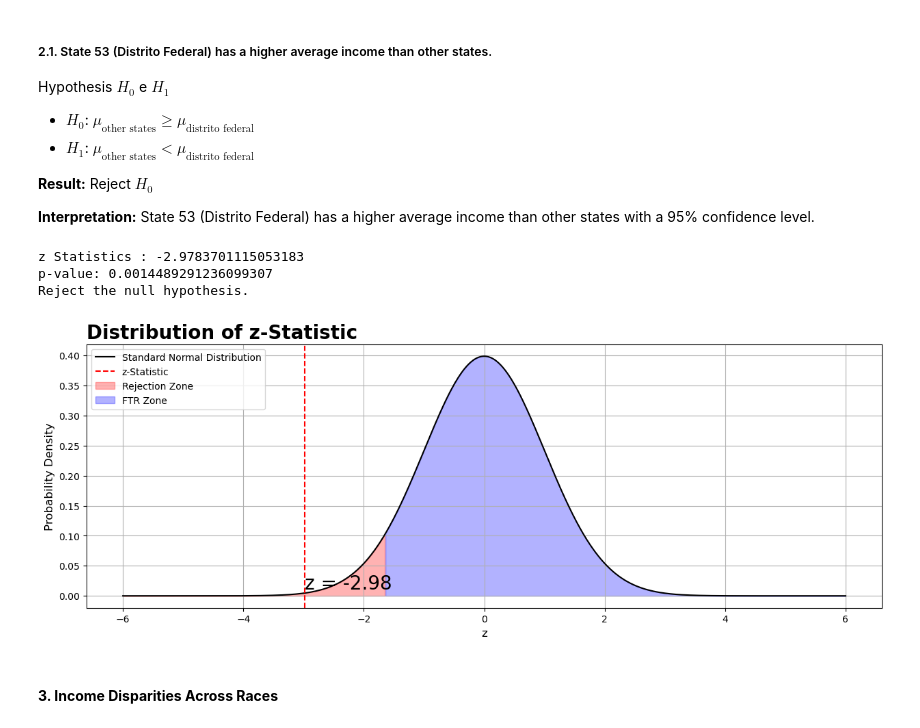
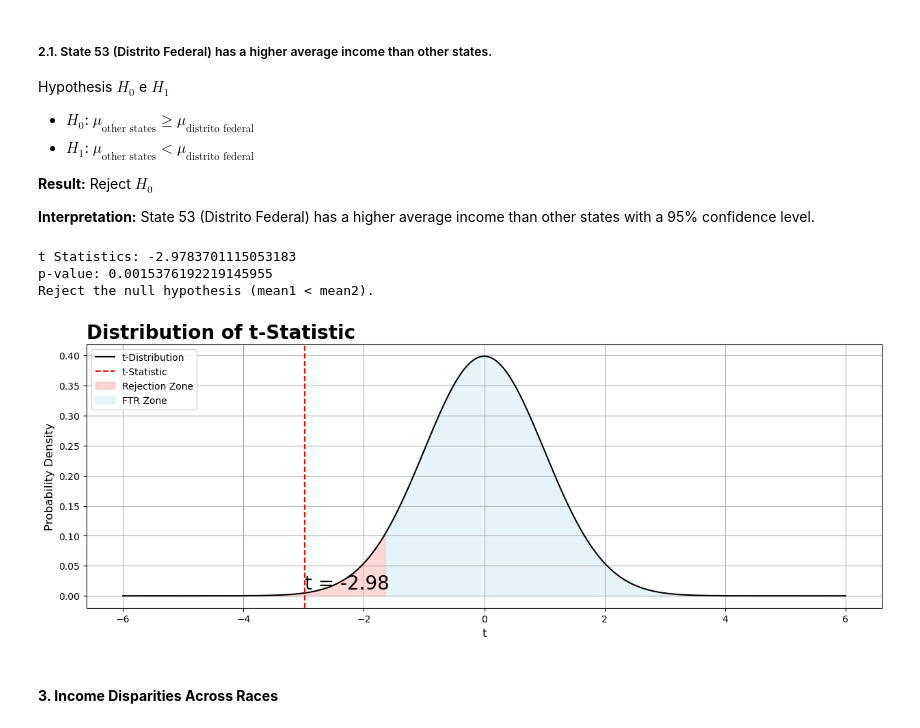
Before and after one commit to Lacerdash/Hypothesis-Testing-Confidence-Interval, a Jupyter notebook: Exploratory Analysis.ipynb, the cells around one changed output. Cells and saved outputs as stored; diff of their text form; code cells hidden in the pictures.

```diff
--- a/Exploratory Analysis.ipynb
+++ b/Exploratory Analysis.ipynb
@@ -756,58 +738,17 @@ Hypothesis $H_0$ e $H_1$
 # Geting sample from our dataset
 distrito_federal= df[(df['State'] == 53)]['Income'].sample(n = 200, random_state = 101)
 other_states = df[(df['State'] != 53)]['Income'].sample(n = 200, random_state = 101)
-# %%
-# DescrStatsW store the descriptive statistics for each dataset, including: sample size, mean, sd, and other relevant statistics.
-test_distrito_federal = DescrStatsW(distrito_federal)
-test_other_states = DescrStatsW(other_states)
-
-# CompareMeans allows you to compare means between the two datasets and perform hypothesis tests.
-test_B = CompareMeans(test_other_states, test_distrito_federal)
-
-# Performing a z-test and obtaining the test statistics:
-z, p_value = test_B.ztest_ind(alternative='smaller', value=0)
-print('z Statistics :', z)
-print('p-value:', p_value)
-
-# Interpreting the results
-alpha = 0.05  # significance level
-
-if p_value < alpha:
-    print("Reject the null hypothesis.")
-else:
-    print("Fail to reject the null hypothesis.")
-# %% [output]
-z Statistics : -2.9783701115053183
-p-value: 0.0014489291236099307
-Reject the null hypothesis.
-# %%
-alpha = 0.05  # significance level
-critical_value = norm.ppf(1 - alpha)  # calculate the critical value
-
-x = np.linspace(-6, 6, 1000)  # x-axis values
-y = norm.pdf(x, loc=0, scale=1)  # corresponding y-axis values for a standard normal distribution
-
-plt.figure(figsize=(15,5))
-
-plt.plot(x, y, color='black', label='Standard Normal Distribution')
-
-# Add a vertical line representing the z-statistic and a text with its value
-plt.axvline(x=z, color='red', linestyle='--', label='z-Statistic')
-plt.text(z, norm.pdf(z), f'z = {z:.2f}', size = 20, color='black', verticalalignment='bottom', horizontalalignment='left')
-
-
-# Fill the rejection zone and the FTR zone
-plt.fill_between(x, y, where=x < -critical_value, color='red', alpha=0.3, label='Rejection Zone')
-plt.fill_between(x, y, where=(x >= -critical_value), color='blue', alpha=0.3, label='FTR Zone')
-
-plt.title('Distribution of z-Statistic', size = 20, fontweight = 'bold', loc = 'left')
-plt.xlabel('z', size = 12)
-plt.ylabel('Probability Density', size = 12)
-plt.legend(loc='upper left')
-plt.grid(True)
-plt.show()
-# %% [output]
-[figure, removed]
+# %%
+# t_stat function
+t_stat = t_test(other_states, distrito_federal, alternative='less')
+
+# plot_t_test function
+plot_t_test(other_states, distrito_federal, alternative='less')
+# %% [output]
+t Statistics: -2.9783701115053183
+p-value: 0.0015376192219145955
+Reject the null hypothesis (mean1 < mean2).
+[figure, added]
 # %% [markdown]
 #### **3. Income Disparities Across Races**
 # %% [markdown]
```
Also changed, not shown: parts of 35 cells of this notebook, 1 other file.
